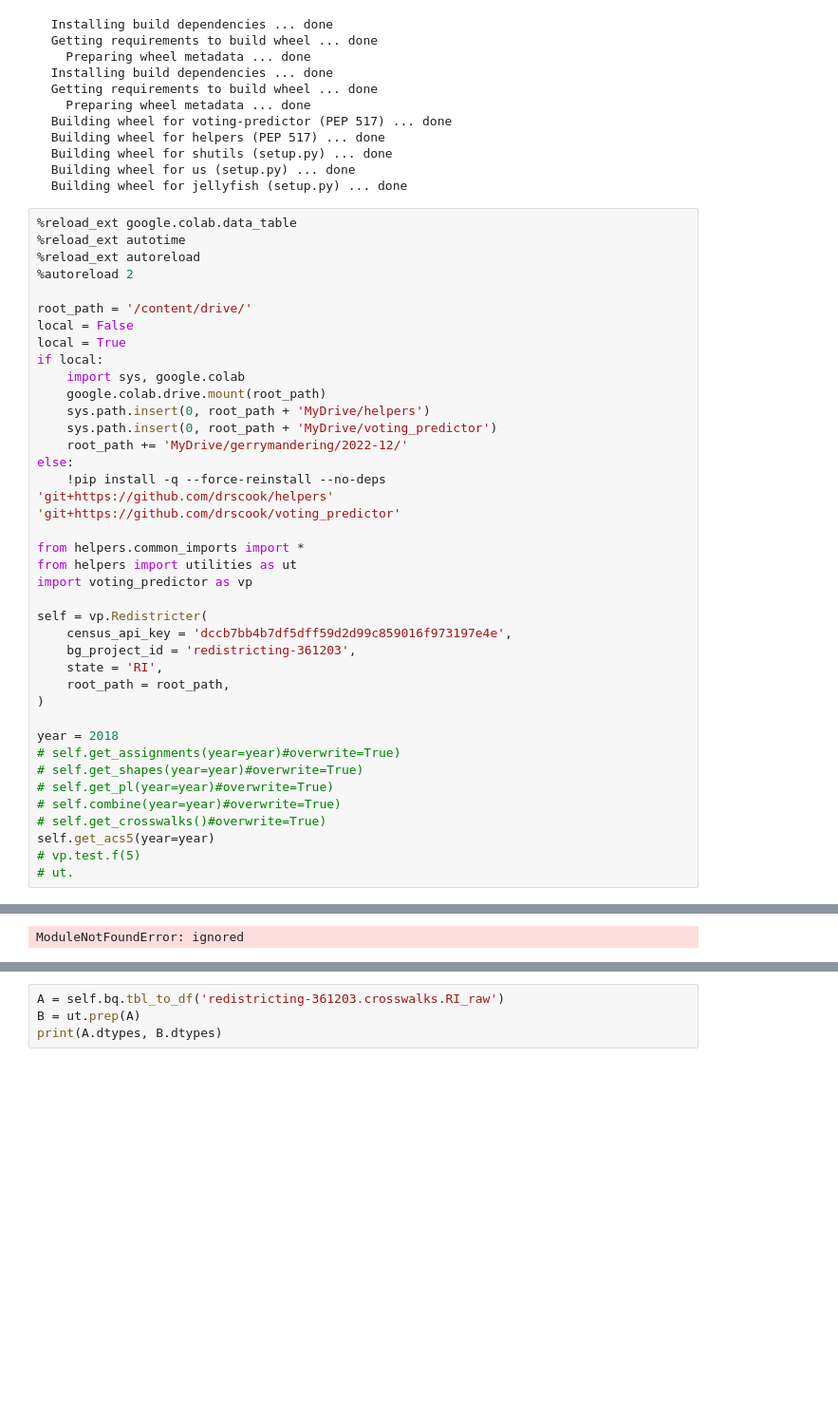
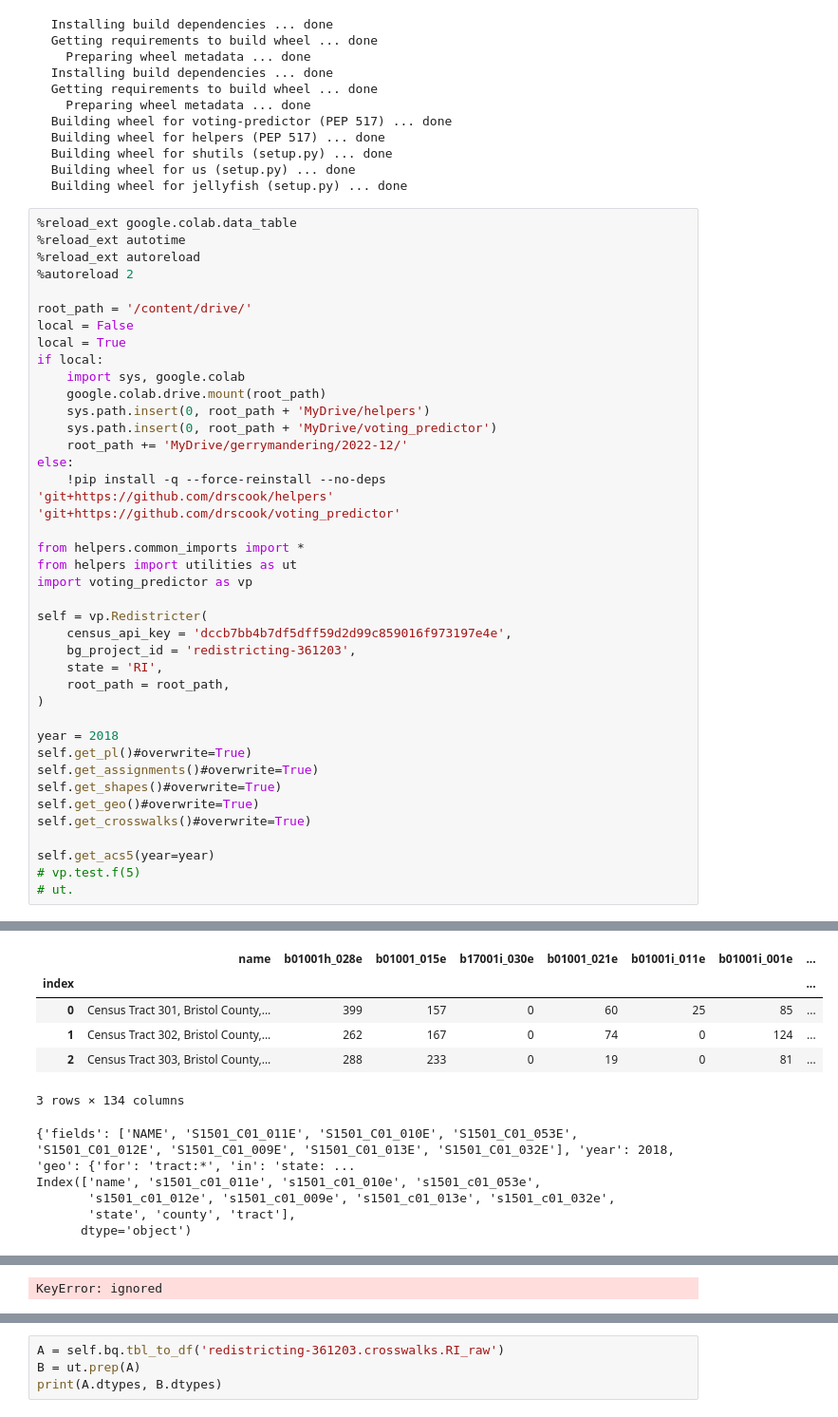
Before and after one commit to drscook/voting_predictor, a Jupyter notebook: voting.ipynb, the cells around one changed output, grey strips where cells are left out. Shown: that part at 95% size. Drawn from its saved outputs; the diff is of its cells as text; blank space fills up the shorter version.

```diff
--- a/voting.ipynb
+++ b/voting.ipynb
@@ -42,11 +42,12 @@ self = vp.Redistricter(
 )
 
 year = 2018
-# self.get_assignments(year=year)#overwrite=True)
-# self.get_shapes(year=year)#overwrite=True)
-# self.get_pl(year=year)#overwrite=True)
-# self.combine(year=year)#overwrite=True)
-# self.get_crosswalks()#overwrite=True)
+self.get_pl()#overwrite=True)
+self.get_assignments()#overwrite=True)
+self.get_shapes()#overwrite=True)
+self.get_geo()#overwrite=True)
+self.get_crosswalks()#overwrite=True)
+
 self.get_acs5(year=year)
 # vp.test.f(5)
 # ut.
@@ -56 +73,11 @@ Drive already mounted at /content/drive/; to attempt to forcibly remount, call d
+|  | name | b01001h_028e | b01001_015e | b17001i_030e | b01001_021e | b01001i_011e | b01001i_001e | ... |
+| index |  |  |  |  |  |  |  | ... |
+| 0 | Census Tract 301, Bristol County,... | 399 | 157 | 0 | 60 | 25 | 85 | ... |
+| 1 | Census Tract 302, Bristol County,... | 262 | 167 | 0 | 74 | 0 | 124 | ... |
+| 2 | Census Tract 303, Bristol County,... | 288 | 233 | 0 | 19 | 0 | 81 | ... |
-ModuleNotFoundError: ignored
+3 rows × 134 columns
+{'fields': ['NAME', 'S1501_C01_011E', 'S1501_C01_010E', 'S1501_C01_053E', 'S1501_C01_012E', 'S1501_C01_009E', 'S1501_C01_013E', 'S1501_C01_032E'], 'year': 2018, 'geo': {'for': 'tract:*', 'in': 'state: ...
+Index(['name', 's1501_c01_011e', 's1501_c01_010e', 's1501_c01_053e',
+       's1501_c01_012e', 's1501_c01_009e', 's1501_c01_013e', 's1501_c01_032e',
+       'state', 'county', 'tract'],
+      dtype='object')
@@ -56,0 +89 @@ ModuleNotFoundError: ignored
+KeyError: ignored
```
Also changed, not shown: parts of 3 cells of this notebook, 1 other file.
